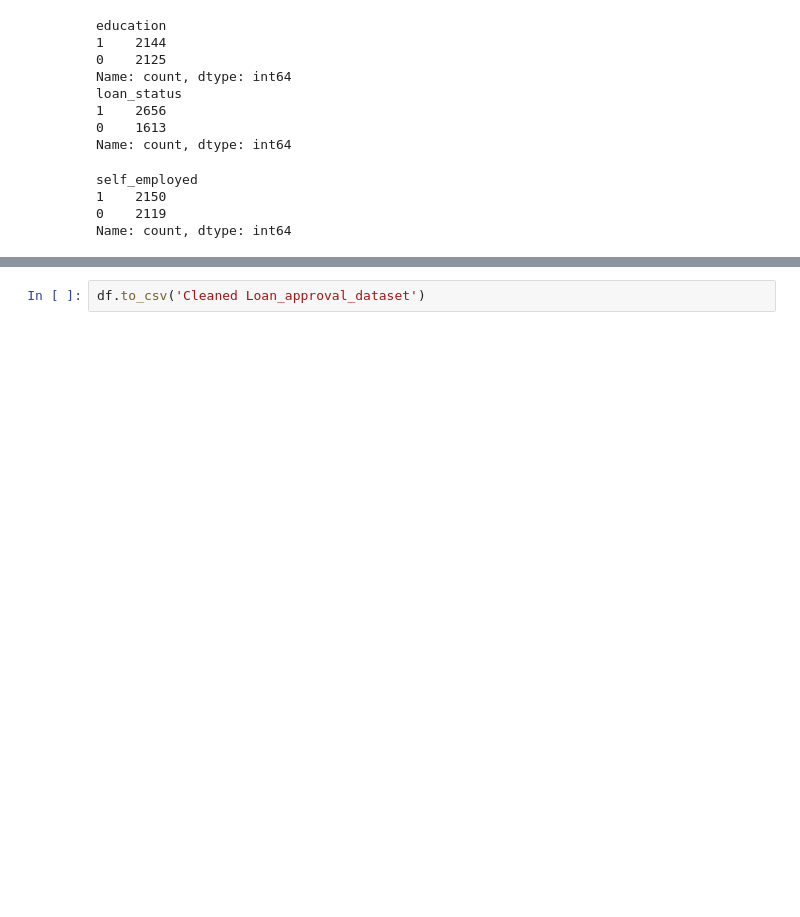
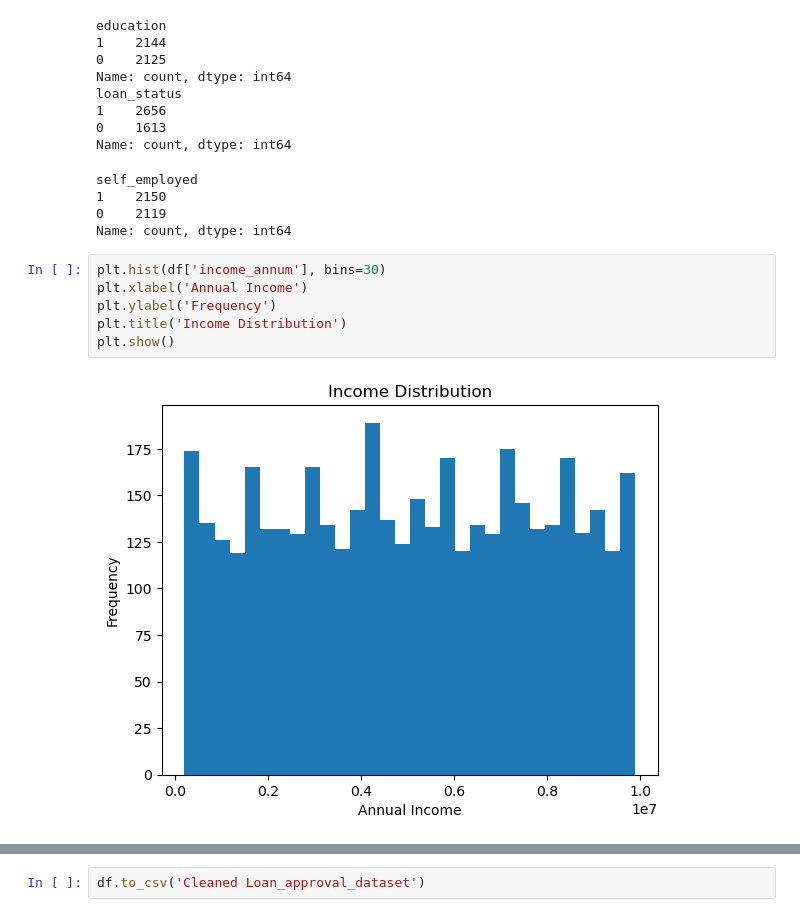
Before and after one commit to vj0246/Loan-Approval-Credit-Risk-Predictor, a Jupyter notebook: Notebooks/EDA.ipynb, the cells around one changed output, grey strips where cells are left out. Saved outputs shown, nothing was run; the diff lists cells and outputs as text; blank space fills up the shorter version.

```diff
--- a/Notebooks/EDA.ipynb
+++ b/Notebooks/EDA.ipynb
@@ -143,3 +143,11 @@ self_employed
 1    2150
 0    2119
 Name: count, dtype: int64
+# %%
+plt.hist(df['income_annum'], bins=30)
+plt.xlabel('Annual Income')
+plt.ylabel('Frequency')
+plt.title('Income Distribution')
+plt.show()
+# %% [output]
+[figure, added]
```
Also changed, not shown: parts of 3 cells of this notebook, 6 other files.
